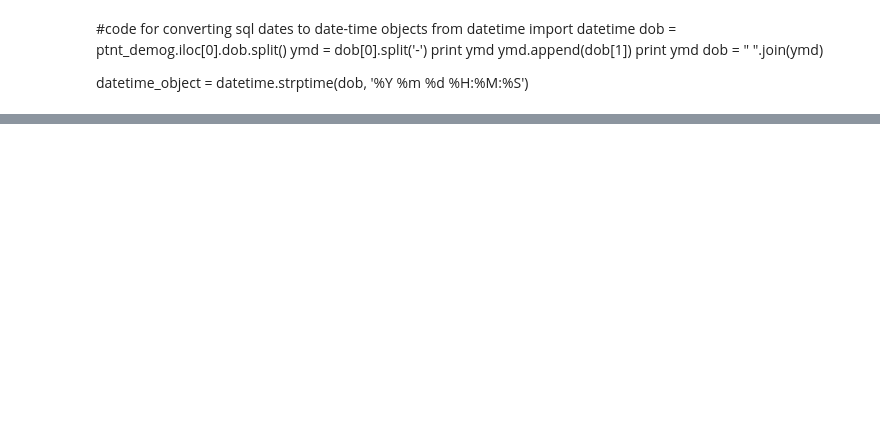
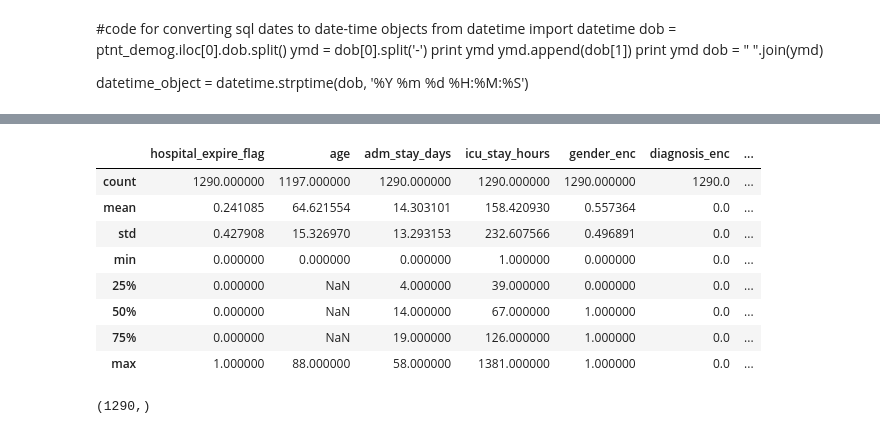
Before and after one commit to RJBeetel3/mimic3_analysis, a Jupyter notebook: SEPSIS_PATIENT_DEMOGRAPHICS.ipynb, the cells around one changed output, grey strips where cells are left out. Saved outputs shown, nothing was run; the diff lists cells and outputs as text; code cells hidden in the pictures; blank space fills up the shorter version.

```diff
--- a/SEPSIS_PATIENT_DEMOGRAPHICS.ipynb
+++ b/SEPSIS_PATIENT_DEMOGRAPHICS.ipynb
@@ -318,0 +312,7 @@ datetime_object = datetime.strptime(dob, '%Y %m %d %H:%M:%S')
+# %%
+ptnt_demog2 = ptnt_demog.copy()
+# %%
+label_encoder = prp.LabelEncoder()
+label_encoder.fit(ptnt_demog2['gender'])
+monkey = label_encoder.transform(ptnt_demog2['gender'])
+ptnt_demog2.head()
@@ -318,0 +343,16 @@ datetime_object = datetime.strptime(dob, '%Y %m %d %H:%M:%S')
+# %%
+ptnt_demog2.describe()
+# %% [output]
+|  | hospital_expire_flag | age | adm_stay_days | icu_stay_hours | gender_enc | diagnosis_enc | ... |
+| count | 1290.000000 | 1197.000000 | 1290.000000 | 1290.000000 | 1290.000000 | 1290.0 | ... |
+| mean | 0.241085 | 64.621554 | 14.303101 | 158.420930 | 0.557364 | 0.0 | ... |
+| std | 0.427908 | 15.326970 | 13.293153 | 232.607566 | 0.496891 | 0.0 | ... |
+| min | 0.000000 | 0.000000 | 0.000000 | 1.000000 | 0.000000 | 0.0 | ... |
+| 25% | 0.000000 | NaN | 4.000000 | 39.000000 | 0.000000 | 0.0 | ... |
+| 50% | 0.000000 | NaN | 14.000000 | 67.000000 | 1.000000 | 0.0 | ... |
+| 75% | 0.000000 | NaN | 19.000000 | 126.000000 | 1.000000 | 0.0 | ... |
+| max | 1.000000 | 88.000000 | 58.000000 | 1381.000000 | 1.000000 | 0.0 | ... |
+# %%
+monkey.shape
+# %% [output]
+(1290,)
```
Also changed, not shown: parts of 20 cells of this notebook, 1 other file.
